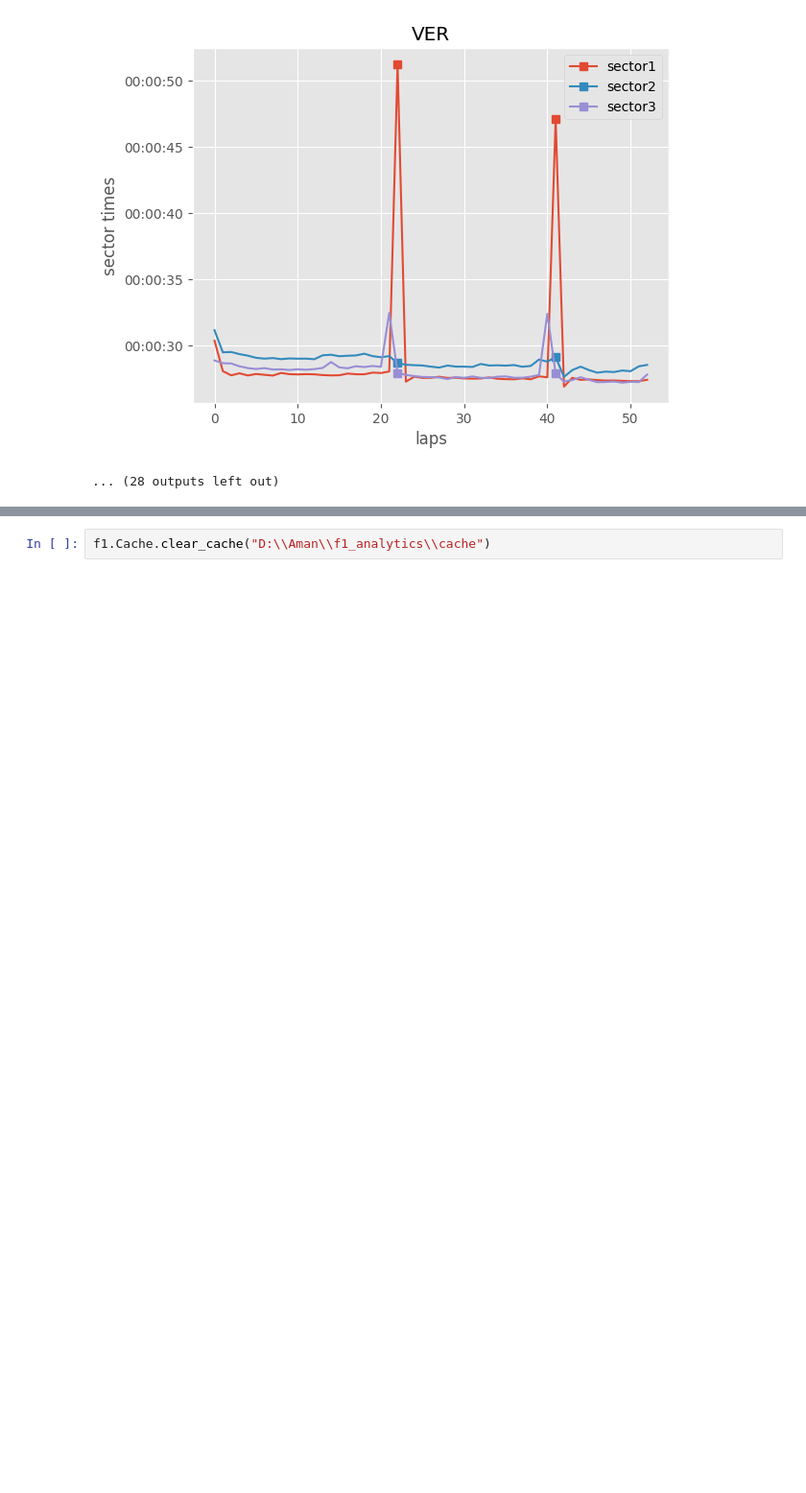
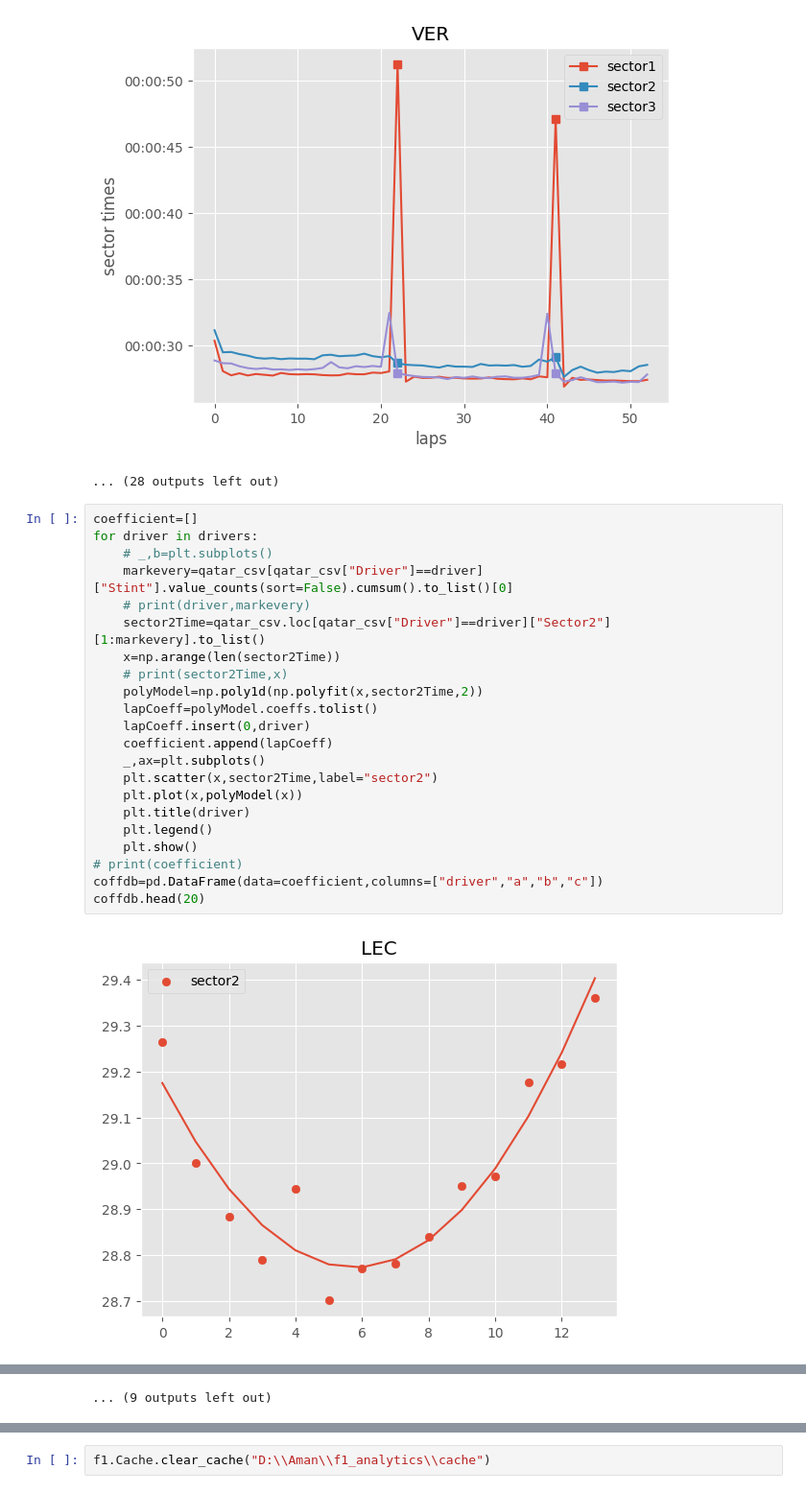
Before and after one commit to Aman-hebbale/pitstop, a Jupyter notebook: pit-stop-analysis.ipynb, the cells around one changed output, grey strips where cells are left out. Shown at 96% size. Drawn from its saved outputs; the diff is of its cells as text; blank space fills up the shorter version.

```diff
--- a/pit-stop-analysis.ipynb
+++ b/pit-stop-analysis.ipynb
@@ -211,3 +213,27 @@ HAM [15, 37]
 VER [22, 41]
 [figure]
 ... (28 outputs left out)
+# %%
+coefficient=[]
+for driver in drivers:
+    # _,b=plt.subplots()
+    markevery=qatar_csv[qatar_csv["Driver"]==driver]["Stint"].value_counts(sort=False).cumsum().to_list()[0]
+    # print(driver,markevery)
+    sector2Time=qatar_csv.loc[qatar_csv["Driver"]==driver]["Sector2"][1:markevery].to_list()
+    x=np.arange(len(sector2Time))
+    # print(sector2Time,x)
+    polyModel=np.poly1d(np.polyfit(x,sector2Time,2))
+    lapCoeff=polyModel.coeffs.tolist()
+    lapCoeff.insert(0,driver)
+    coefficient.append(lapCoeff)
+    _,ax=plt.subplots()
+    plt.scatter(x,sector2Time,label="sector2")
+    plt.plot(x,polyModel(x))
+    plt.title(driver)
+    plt.legend()
+    plt.show()
+# print(coefficient)
+coffdb=pd.DataFrame(data=coefficient,columns=["driver","a","b","c"])
+coffdb.head(20)
+# %% [output]
+[figure, added]
@@ -213,0 +251 @@ VER [22, 41]
+... (9 outputs left out)
```
Also changed, not shown: parts of 12 cells of this notebook.
